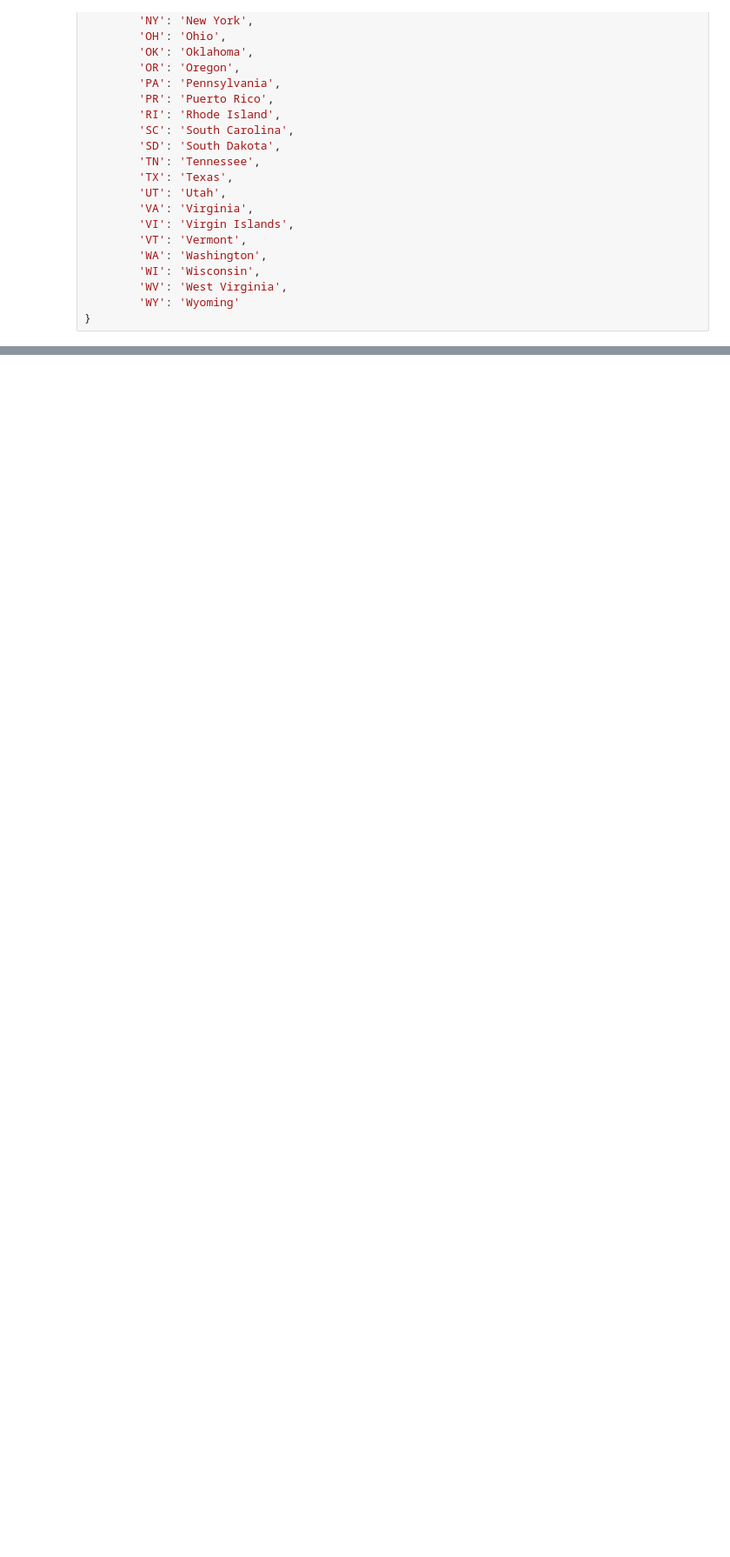
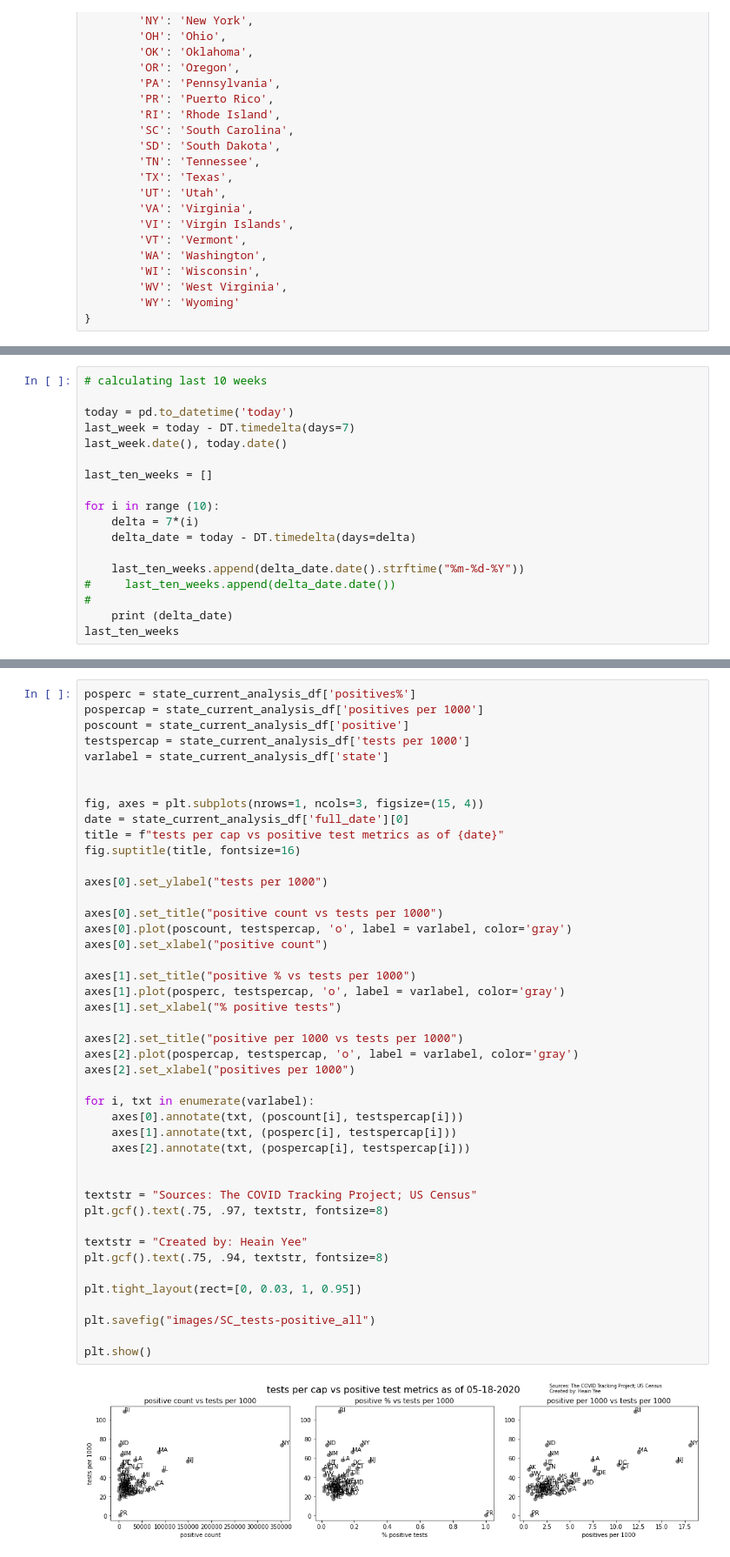
Before and after one commit to hanesy/covid-tracking, a Jupyter notebook: data-exploration.ipynb, the cells around one changed output, grey strips where cells are left out. Shown at 87% size. Drawn from its saved outputs; the diff is of its cells as text; blank space fills up the shorter version.

```diff
--- a/data-exploration.ipynb
+++ b/data-exploration.ipynb
@@ -521,0 +358,18 @@ plt.show()
+# %%
+# calculating last 10 weeks
+
+today = pd.to_datetime('today')
+last_week = today - DT.timedelta(days=7)
+last_week.date(), today.date()
+
+last_ten_weeks = []
+
+for i in range (10):
+    delta = 7*(i)
+    delta_date = today - DT.timedelta(days=delta)
+
+    last_ten_weeks.append(delta_date.date().strftime("%m-%d-%Y"))
+#     last_ten_weeks.append(delta_date.date())
+#
+    print (delta_date)
+last_ten_weeks
@@ -521,0 +518,46 @@ plt.show()
+# %%
+posperc = state_current_analysis_df['positives%']
+pospercap = state_current_analysis_df['positives per 1000']
+poscount = state_current_analysis_df['positive']
+testspercap = state_current_analysis_df['tests per 1000']
+varlabel = state_current_analysis_df['state']
+
+
+fig, axes = plt.subplots(nrows=1, ncols=3, figsize=(15, 4))
+date = state_current_analysis_df['full_date'][0]
+title = f"tests per cap vs positive test metrics as of {date}"
+fig.suptitle(title, fontsize=16)
+
+axes[0].set_ylabel("tests per 1000")
+
+axes[0].set_title("positive count vs tests per 1000")
+axes[0].plot(poscount, testspercap, 'o', label = varlabel, color='gray')
+axes[0].set_xlabel("positive count")
+
+axes[1].set_title("positive % vs tests per 1000")
+axes[1].plot(posperc, testspercap, 'o', label = varlabel, color='gray')
+axes[1].set_xlabel("% positive tests")
+
+axes[2].set_title("positive per 1000 vs tests per 1000")
+axes[2].plot(pospercap, testspercap, 'o', label = varlabel, color='gray')
+axes[2].set_xlabel("positives per 1000")
+
+for i, txt in enumerate(varlabel):
+    axes[0].annotate(txt, (poscount[i], testspercap[i]))
+    axes[1].annotate(txt, (posperc[i], testspercap[i]))
+    axes[2].annotate(txt, (pospercap[i], testspercap[i]))
+
+
+textstr = "Sources: The COVID Tracking Project; US Census"
+plt.gcf().text(.75, .97, textstr, fontsize=8)
+
+textstr = "Created by: Heain Yee"
+plt.gcf().text(.75, .94, textstr, fontsize=8)
+
+plt.tight_layout(rect=[0, 0.03, 1, 0.95])
+
+plt.savefig("images/SC_tests-positive_all")
+
+plt.show()
+# %% [output]
+[figure, added]
```
Also changed, not shown: parts of 59 cells of this notebook, 11 other files.
